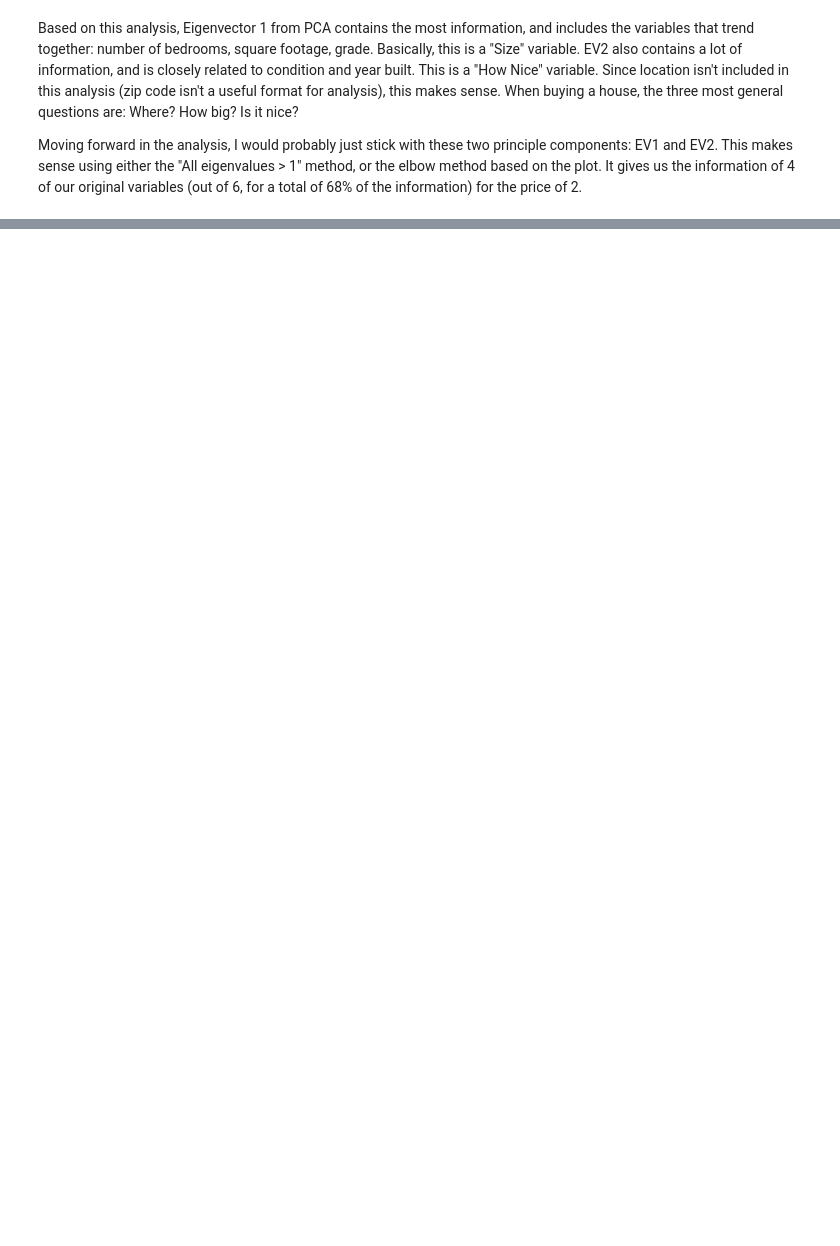
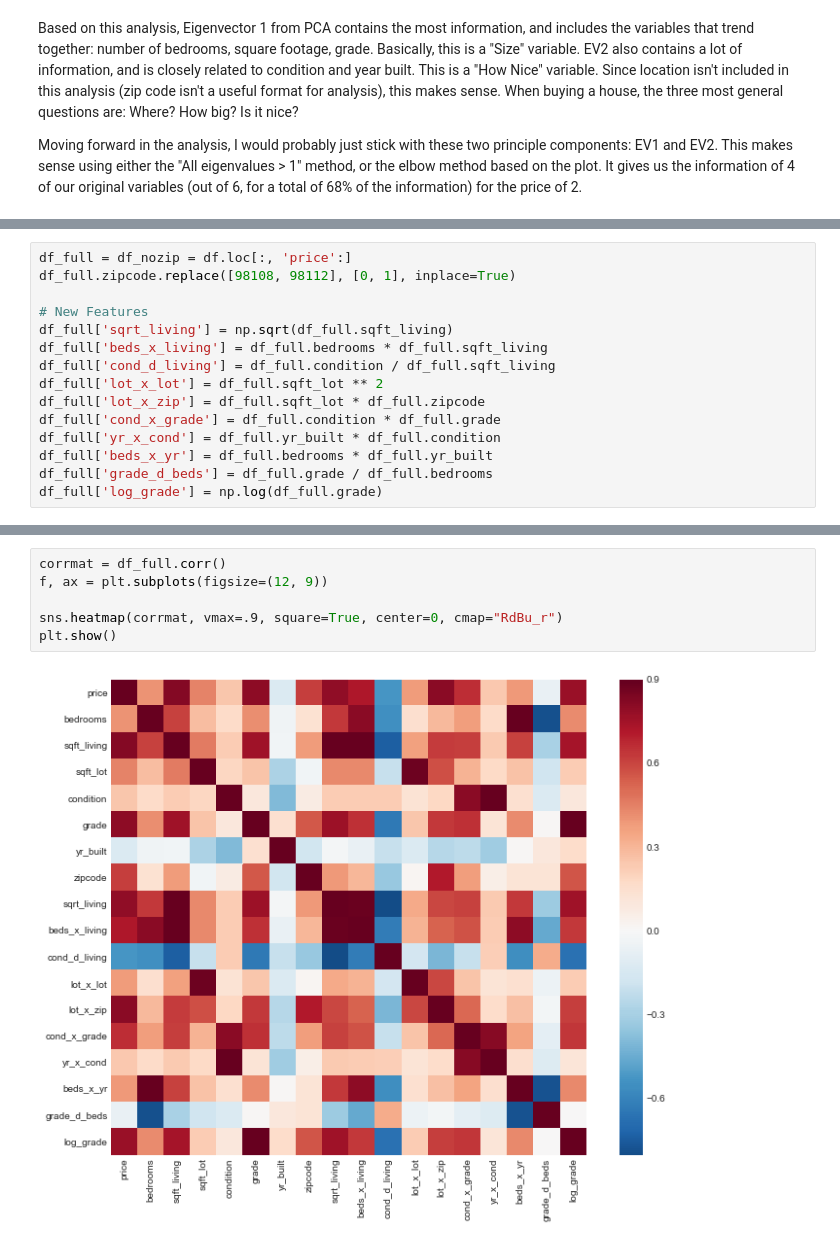
Before and after one commit to maxcalabro/Thinkful_Unit_2, a Jupyter notebook: 2.1.8 Dataset Prep.ipynb, the cells around one changed output, grey strips where cells are left out. Saved outputs shown, nothing was run; the diff lists cells and outputs as text; blank space fills up the shorter version.

```diff
--- a/2.1.8 Dataset Prep.ipynb
+++ b/2.1.8 Dataset Prep.ipynb
@@ -231,0 +246,15 @@ I already suspect PCA will have given us the best options, but what else could w
+# %%
+df_full = df_nozip = df.loc[:, 'price':]
+df_full.zipcode.replace([98108, 98112], [0, 1], inplace=True)
+
+# New Features
+df_full['sqrt_living'] = np.sqrt(df_full.sqft_living)
+df_full['beds_x_living'] = df_full.bedrooms * df_full.sqft_living
+df_full['cond_d_living'] = df_full.condition / df_full.sqft_living
+df_full['lot_x_lot'] = df_full.sqft_lot ** 2
+df_full['lot_x_zip'] = df_full.sqft_lot * df_full.zipcode
+df_full['cond_x_grade'] = df_full.condition * df_full.grade
+df_full['yr_x_cond'] = df_full.yr_built * df_full.condition
+df_full['beds_x_yr'] = df_full.bedrooms * df_full.yr_built
+df_full['grade_d_beds'] = df_full.grade / df_full.bedrooms
+df_full['log_grade'] = np.log(df_full.grade)
@@ -231,0 +270,8 @@ I already suspect PCA will have given us the best options, but what else could w
+# %%
+corrmat = df_full.corr()
+f, ax = plt.subplots(figsize=(12, 9))
+
+sns.heatmap(corrmat, vmax=.9, square=True, center=0, cmap="RdBu_r")
+plt.show()
+# %% [output]
+[figure, added]
```
Also changed, not shown: parts of 20 cells of this notebook.
